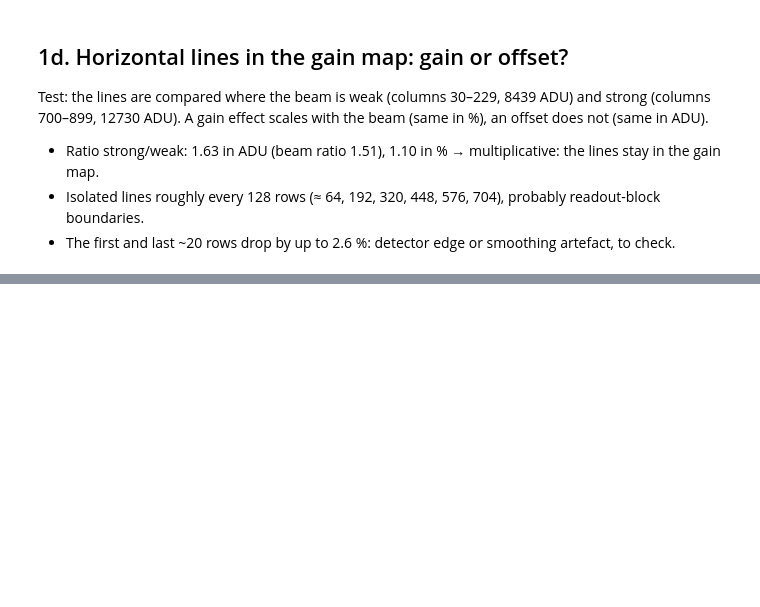
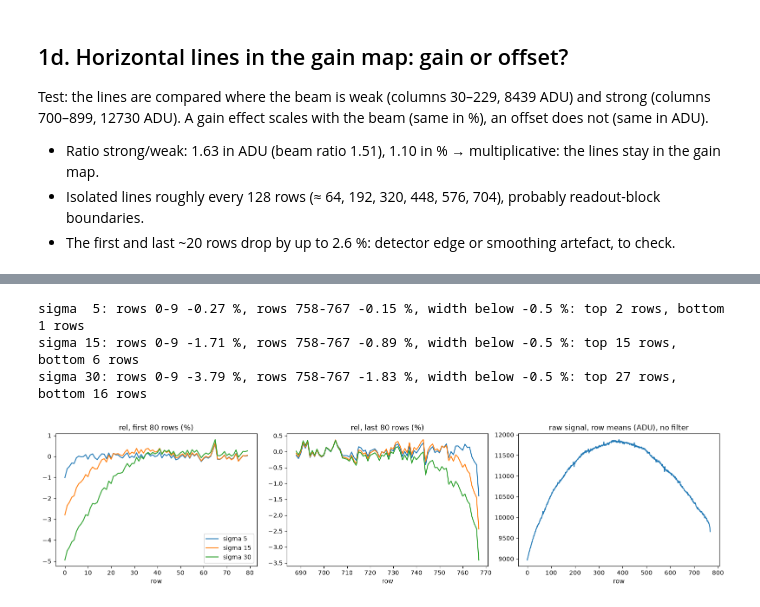
Before and after one commit to andreapasotti-eng/xray-detector-chain, a Jupyter notebook: notebooks/02_simulator_parameters.ipynb, the cells around one changed output, grey strips where cells are left out. Cells and saved outputs as stored; diff of their text form; code cells hidden in the pictures; blank space fills up the shorter version.

```diff
--- a/notebooks/02_simulator_parameters.ipynb
+++ b/notebooks/02_simulator_parameters.ipynb
@@ -302,0 +511,26 @@ Test: the lines are compared where the beam is weak (columns 30–229, 8439 ADU)
+# %%
+cols = slice(30, 940)  # skip the edge columns
+fig, ax = plt.subplots(1, 3, figsize=(16, 4))
+for s in [5, 15, 30]:
+    prof = 100 * (signal / gaussian_filter(signal, s) - 1)[:, cols].mean(axis=1)  # % per row
+    top_w = np.argmax(prof > -0.5)  # first row from the top above -0.5 %
+    bot_w = np.argmax(prof[::-1] > -0.5)  # same, counting from the bottom
+    print(f"sigma {s:2d}: rows 0-9 {prof[:10].mean():+.2f} %, rows 758-767 {prof[-10:].mean():+.2f} %, "
+          f"width below -0.5 %: top {top_w} rows, bottom {bot_w} rows")
+    ax[0].plot(prof[:80], label=f"sigma {s}")
+    ax[1].plot(np.arange(688, 768), prof[688:], label=f"sigma {s}")
+raw = signal[:, cols].mean(axis=1)
+ax[2].plot(raw)
+ax[0].set_title("rel, first 80 rows (%)")
+ax[1].set_title("rel, last 80 rows (%)")
+ax[2].set_title("raw signal, row means (ADU), no filter")
+for a in ax:
+    a.set_xlabel("row")
+ax[0].legend()
+plt.tight_layout()
+plt.show()
+# %% [output]
+sigma  5: rows 0-9 -0.27 %, rows 758-767 -0.15 %, width below -0.5 %: top 2 rows, bottom 1 rows
+sigma 15: rows 0-9 -1.71 %, rows 758-767 -0.89 %, width below -0.5 %: top 15 rows, bottom 6 rows
+sigma 30: rows 0-9 -3.79 %, rows 758-767 -1.83 %, width below -0.5 %: top 27 rows, bottom 16 rows
+[figure, added]
```
Also changed, not shown: parts of 9 cells of this notebook, 3 other files.
